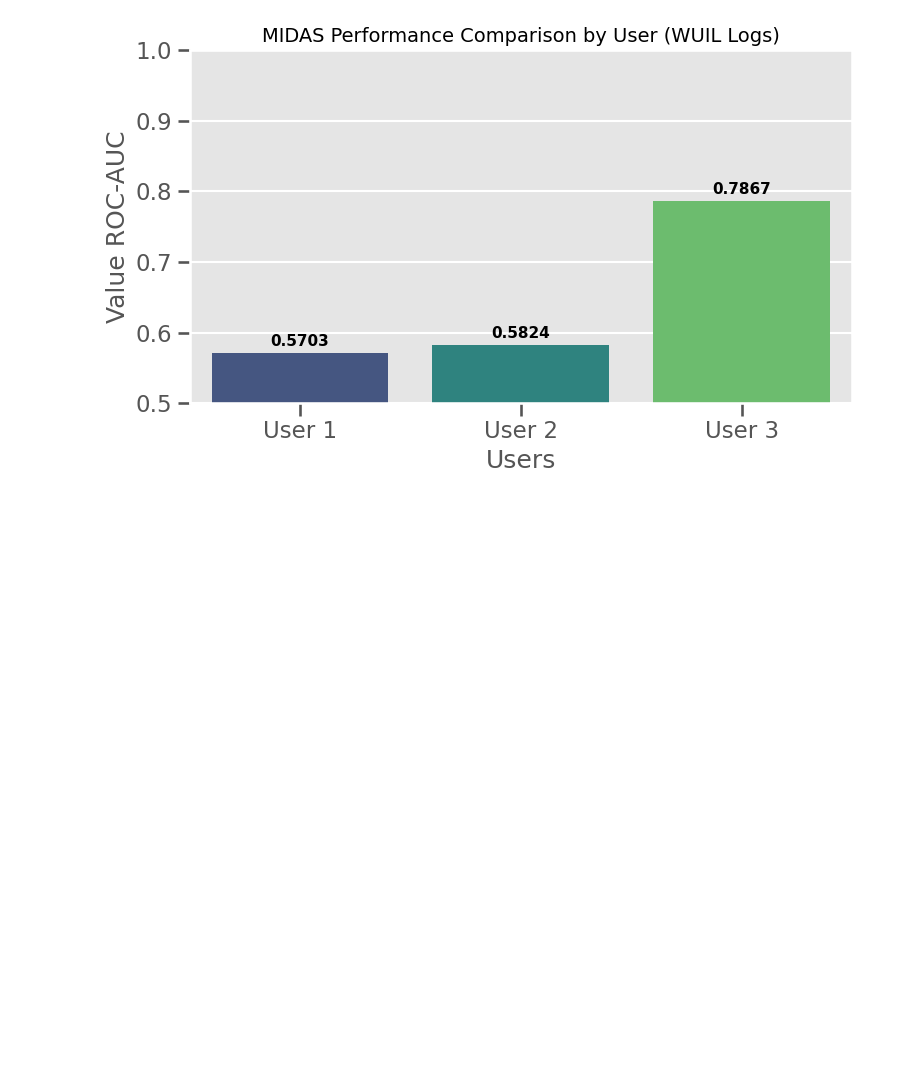
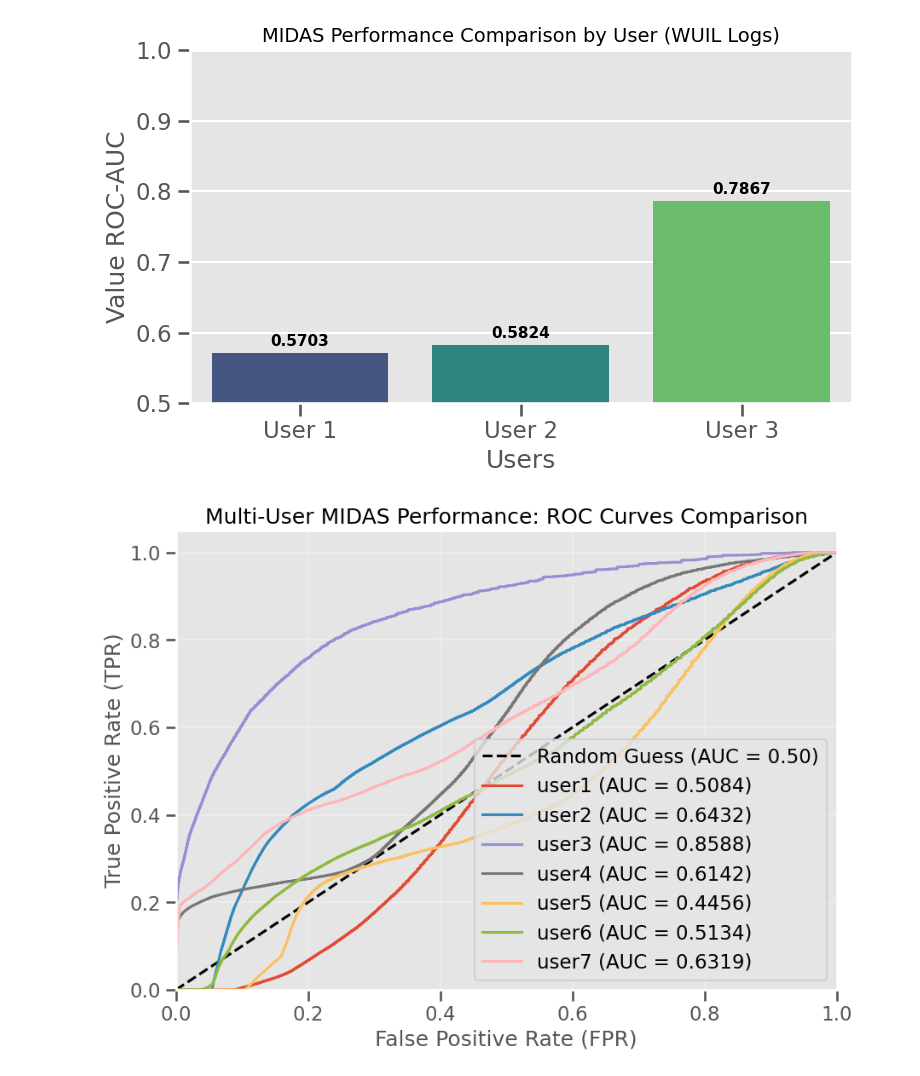
Before and after one commit to SethSterling22/CAHSI_Pre-Process_Logs, a Jupyter notebook: Converter/view_results.ipynb, the cells around one changed output. Cells and saved outputs as stored; diff of their text form; code cells hidden in the pictures; blank space fills up the shorter version.

```diff
--- a/Converter/view_results.ipynb
+++ b/Converter/view_results.ipynb
@@ -155,3 +155,55 @@ plt.tight_layout()
 plt.show()
 # %% [output]
 [figure]
+# %%
+import pandas as pd
+import matplotlib.pyplot as plt
+from sklearn.metrics import roc_curve, auc
+import os
+import glob
+
+# 1. Setup paths
+results_dir = "Results"  # Ensure this matches your directory name
+label_files = glob.glob(os.path.join(results_dir, "*_labels.csv"))
+
+plt.figure(figsize=(10, 7))
+plt.plot([0, 1], [0, 1], 'k--', label='Random Guess (AUC = 0.50)')
+
+# 2. Iterate through each detected user
+found_users = False
+for label_path in sorted(label_files):
+    # Extract user name (e.g., "user1") from "Results/user1_labels.csv"
+    user_name = os.path.basename(label_path).replace("_labels.csv", "")
+    score_path = os.path.join(results_dir, f"score_{user_name}.txt")
+
+    # Check if the corresponding score file exists
+    if os.path.exists(score_path):
+        try:
+            # Load labels and scores
+            y_true = pd.read_csv(label_path, header=None).values.flatten()
+            y_scores = pd.read_csv(score_path, header=None).values.flatten()
+
+            # Calculate ROC
+            fpr, tpr, _ = roc_curve(y_true, y_scores)
+            roc_auc = auc(fpr, tpr)
+
+            # Plot
+            plt.plot(fpr, tpr, label=f'{user_name} (AUC = {roc_auc:.4f})')
+            found_users = True
+        except Exception as e:
+            print(f"Error processing {user_name}: {e}")
+
+if not found_users:
+    print("No matching score files found in the Results directory.")
+else:
+    # 3. Formatting the plot
+    plt.xlim([0.0, 1.0])
+    plt.ylim([0.0, 1.05])
+    plt.xlabel('False Positive Rate (FPR)')
+    plt.ylabel('True Positive Rate (TPR)')
+    plt.title('Multi-User MIDAS Performance: ROC Curves Comparison')
+    plt.legend(loc="lower right")
+    plt.grid(alpha=0.3)
+    plt.show()
+# %% [output]
+[figure, added]
```
Also changed, not shown: 1 other file.
